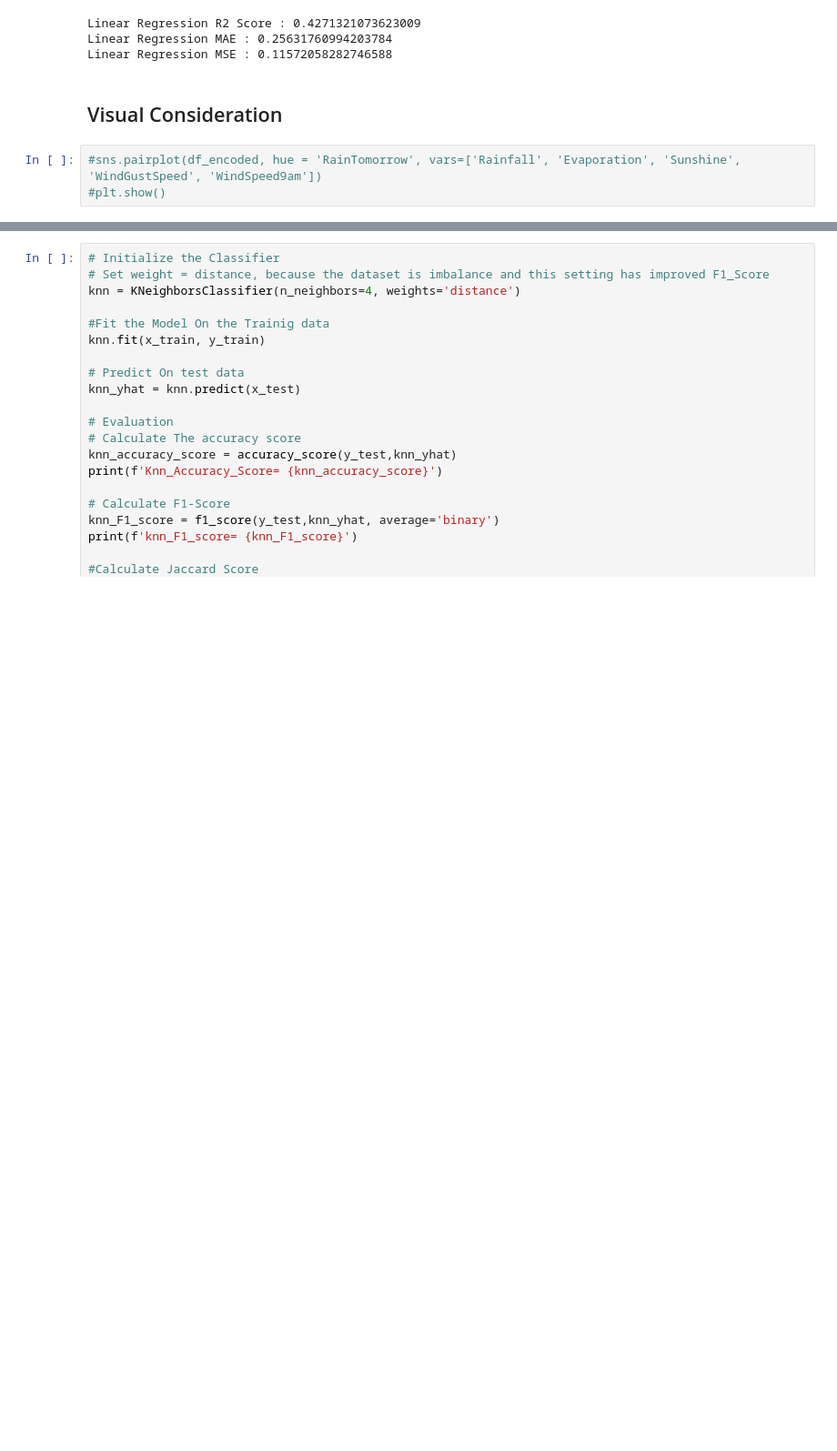
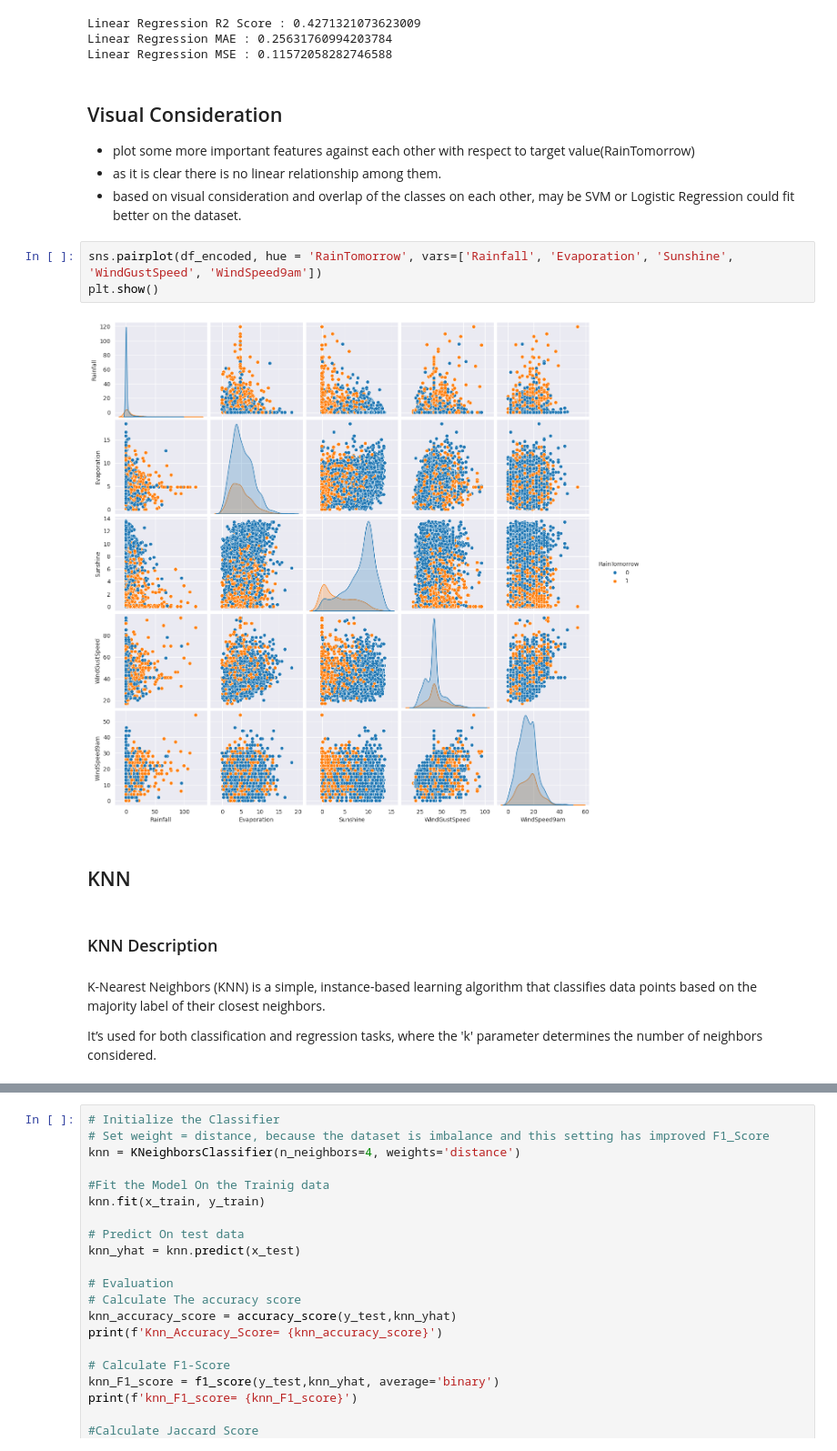
Before and after one commit to MelikaaS/Rain_Prediction_In_Au, a Jupyter notebook: Rain_Prediction_In_AU.ipynb, the cells around one changed output, grey strips where cells are left out. Shown at 91% size. Cells and saved outputs as stored; diff of their text form; blank space fills up the shorter version.

```diff
--- a/Rain_Prediction_In_AU.ipynb
+++ b/Rain_Prediction_In_AU.ipynb
@@ -149,6 +260,19 @@ Linear Regression MAE : 0.25631760994203784
 Linear Regression MSE : 0.11572058282746588
 # %% [markdown]
 ## Visual Consideration
+* plot some more important features against each other with respect to target value(RainTomorrow)
+* as it is clear there is no linear relationship among them.
+* based on visual consideration and overlap of the classes on each other, may be SVM or Logistic Regression could fit better on the dataset.
 # %%
-#sns.pairplot(df_encoded, hue = 'RainTomorrow', vars=['Rainfall', 'Evaporation', 'Sunshine', 'WindGustSpeed', 'WindSpeed9am'])
-#plt.show()
+sns.pairplot(df_encoded, hue = 'RainTomorrow', vars=['Rainfall', 'Evaporation', 'Sunshine', 'WindGustSpeed', 'WindSpeed9am'])
+plt.show()
+# %% [output]
+[figure, added]
+# %% [markdown]
+## KNN
+# %% [markdown]
+### KNN Description
+# %% [markdown]
+K-Nearest Neighbors (KNN) is a simple, instance-based learning algorithm that classifies data points based on the majority label of their closest neighbors.
+
+It’s used for both classification and regression tasks, where the 'k' parameter determines the number of neighbors considered.
```
Also changed, not shown: parts of 58 cells of this notebook.
